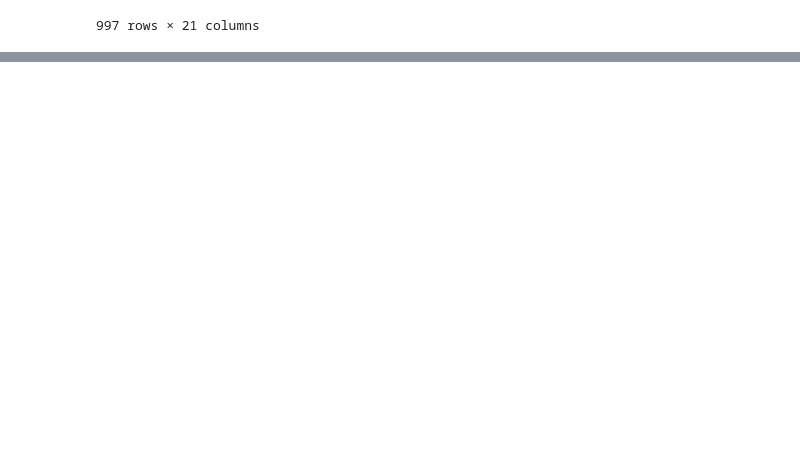
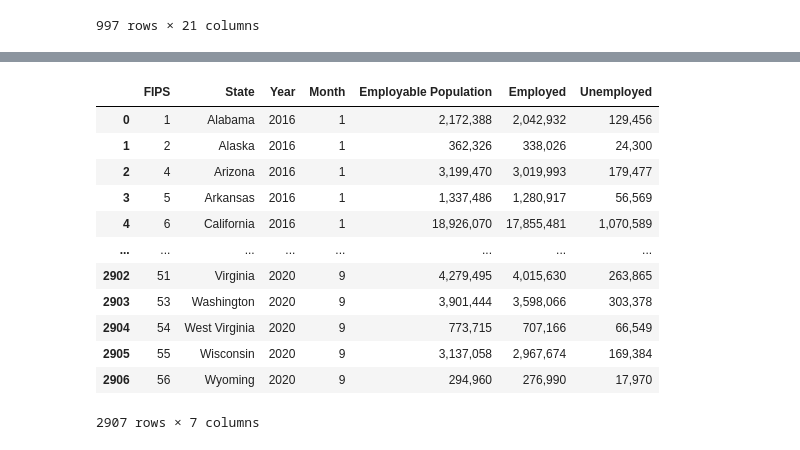
Before and after one commit to maezie19-02475/3206-The-Conquerors, a Jupyter notebook: COVID_19_DESCRIPTIVE_ANALYSIS_INFORMATION_AND_IMPACT_ON_EMPLOYMENT.ipynb, the cells around one changed output, grey strips where cells are left out. Cells and saved outputs as stored; diff of their text form; code cells hidden in the pictures; blank space fills up the shorter version.

```diff
--- a/COVID_19_DESCRIPTIVE_ANALYSIS_INFORMATION_AND_IMPACT_ON_EMPLOYMENT.ipynb
+++ b/COVID_19_DESCRIPTIVE_ANALYSIS_INFORMATION_AND_IMPACT_ON_EMPLOYMENT.ipynb
@@ -82,0 +101,19 @@ data.head(2000)
+# %%
+url = 'https://raw.githubusercontent.com/maezie19-02475/ITBA-3206-The-Conquerors/main/Datasets/Datasets%20(5).csv'
+# %%
+data= pd.read_csv(url)
+data.head(3000)
+# %% [output]
+|  | FIPS | State | Year | Month | Employable Population | Employed | Unemployed |
+| 0 | 1 | Alabama | 2016 | 1 | 2,172,388 | 2,042,932 | 129,456 |
+| 1 | 2 | Alaska | 2016 | 1 | 362,326 | 338,026 | 24,300 |
+| 2 | 4 | Arizona | 2016 | 1 | 3,199,470 | 3,019,993 | 179,477 |
+| 3 | 5 | Arkansas | 2016 | 1 | 1,337,486 | 1,280,917 | 56,569 |
+| 4 | 6 | California | 2016 | 1 | 18,926,070 | 17,855,481 | 1,070,589 |
+| ... | ... | ... | ... | ... | ... | ... | ... |
+| 2902 | 51 | Virginia | 2020 | 9 | 4,279,495 | 4,015,630 | 263,865 |
+| 2903 | 53 | Washington | 2020 | 9 | 3,901,444 | 3,598,066 | 303,378 |
+| 2904 | 54 | West Virginia | 2020 | 9 | 773,715 | 707,166 | 66,549 |
+| 2905 | 55 | Wisconsin | 2020 | 9 | 3,137,058 | 2,967,674 | 169,384 |
+| 2906 | 56 | Wyoming | 2020 | 9 | 294,960 | 276,990 | 17,970 |
+2907 rows × 7 columns
```
Also changed, not shown: parts of 2 cells of this notebook.
